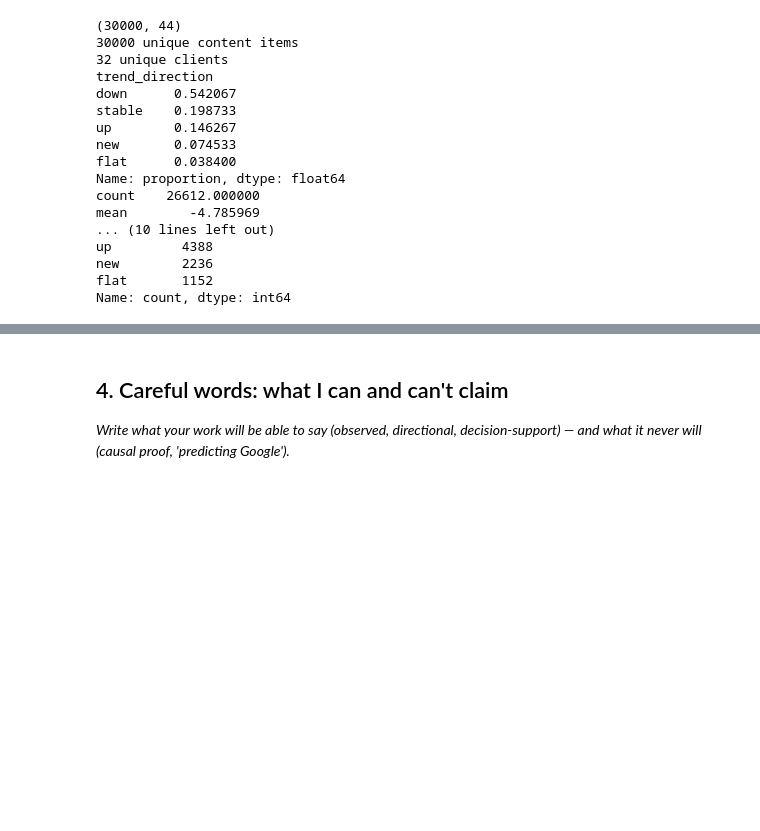
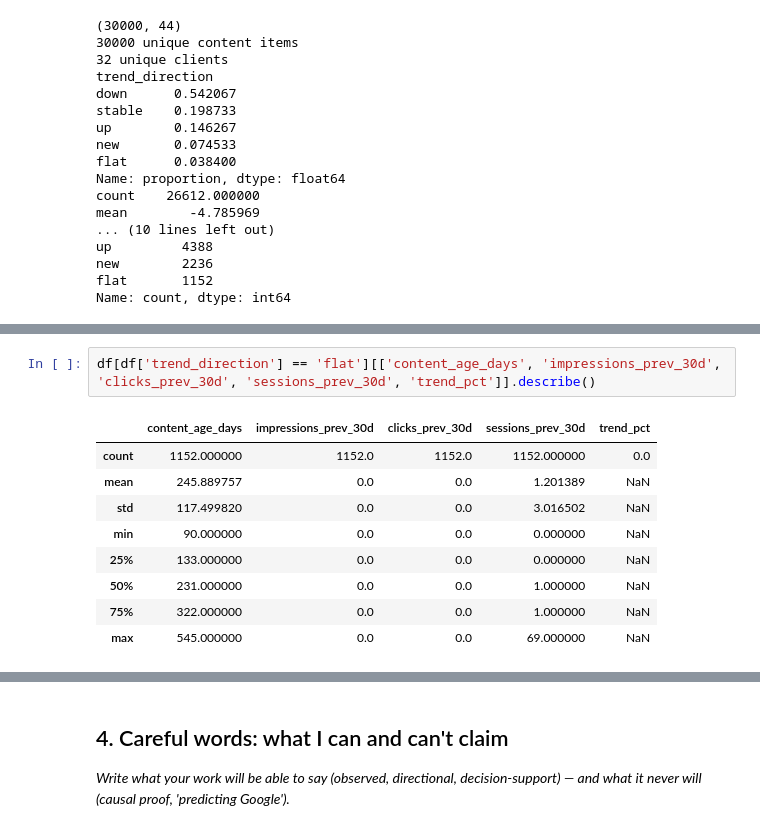
Before and after one commit to Hadeed07/FlyRank-ML, a Jupyter notebook: work/notebooks/w01_research_question.ipynb, the cells around one changed output, grey strips where cells are left out. Saved outputs shown, nothing was run; the diff lists cells and outputs as text; blank space fills up the shorter version.

```diff
--- a/work/notebooks/w01_research_question.ipynb
+++ b/work/notebooks/w01_research_question.ipynb
@@ -114,0 +139,12 @@ Name: count, dtype: int64
+# %%
+df[df['trend_direction'] == 'flat'][['content_age_days', 'impressions_prev_30d', 'clicks_prev_30d', 'sessions_prev_30d', 'trend_pct']].describe()
+# %% [output]
+|  | content_age_days | impressions_prev_30d | clicks_prev_30d | sessions_prev_30d | trend_pct |
+| count | 1152.000000 | 1152.0 | 1152.0 | 1152.000000 | 0.0 |
+| mean | 245.889757 | 0.0 | 0.0 | 1.201389 | NaN |
+| std | 117.499820 | 0.0 | 0.0 | 3.016502 | NaN |
+| min | 90.000000 | 0.0 | 0.0 | 0.000000 | NaN |
+| 25% | 133.000000 | 0.0 | 0.0 | 0.000000 | NaN |
+| 50% | 231.000000 | 0.0 | 0.0 | 1.000000 | NaN |
+| 75% | 322.000000 | 0.0 | 0.0 | 1.000000 | NaN |
+| max | 545.000000 | 0.0 | 0.0 | 69.000000 | NaN |
```
Also changed, not shown: parts of 4 cells of this notebook.
